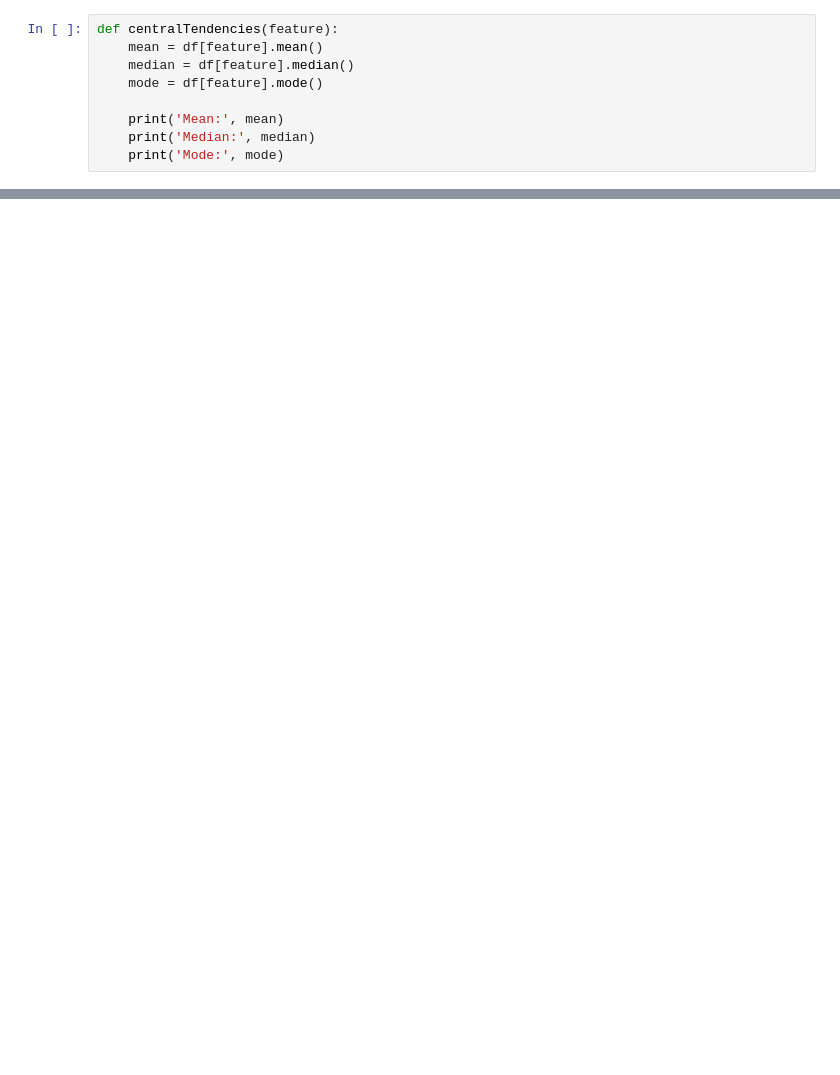
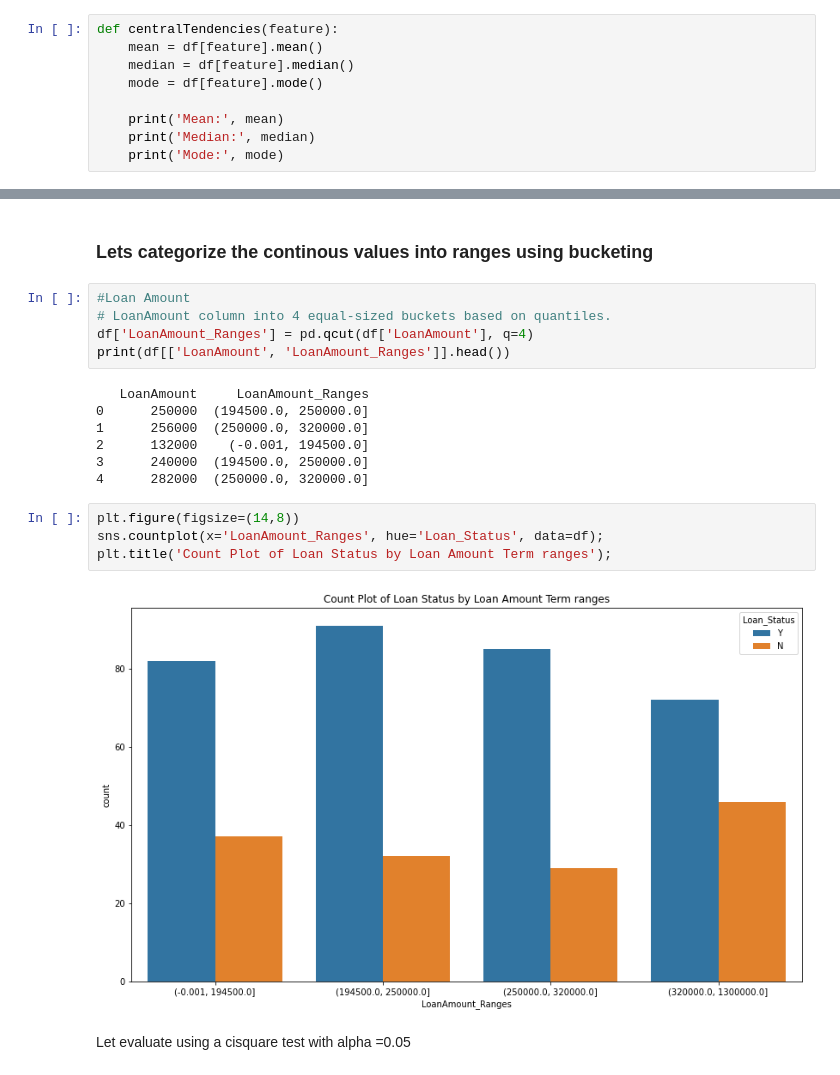
Before and after one commit to proton029/InternshipDataScience_banking, a Jupyter notebook: Data_Analytics.ipynb, the cells around one changed output, grey strips where cells are left out. Cells and saved outputs as stored; diff of their text form; blank space fills up the shorter version.

```diff
--- a/Data_Analytics.ipynb
+++ b/Data_Analytics.ipynb
@@ -519,0 +541,22 @@ Name: Dependents, dtype: int64
+# %% [markdown]
+### Lets categorize the continous values into ranges using bucketing
+# %%
+#Loan Amount
+# LoanAmount column into 4 equal-sized buckets based on quantiles.
+df['LoanAmount_Ranges'] = pd.qcut(df['LoanAmount'], q=4)
+print(df[['LoanAmount', 'LoanAmount_Ranges']].head())
+# %% [output]
+   LoanAmount     LoanAmount_Ranges
+0      250000  (194500.0, 250000.0]
+1      256000  (250000.0, 320000.0]
+2      132000    (-0.001, 194500.0]
+3      240000  (194500.0, 250000.0]
+4      282000  (250000.0, 320000.0]
+# %%
+plt.figure(figsize=(14,8))
+sns.countplot(x='LoanAmount_Ranges', hue='Loan_Status', data=df);
+plt.title('Count Plot of Loan Status by Loan Amount Term ranges');
+# %% [output]
+[figure, added]
+# %% [markdown]
+Let evaluate using a cisquare test with alpha =0.05
```
Also changed, not shown: parts of 50 cells of this notebook.
